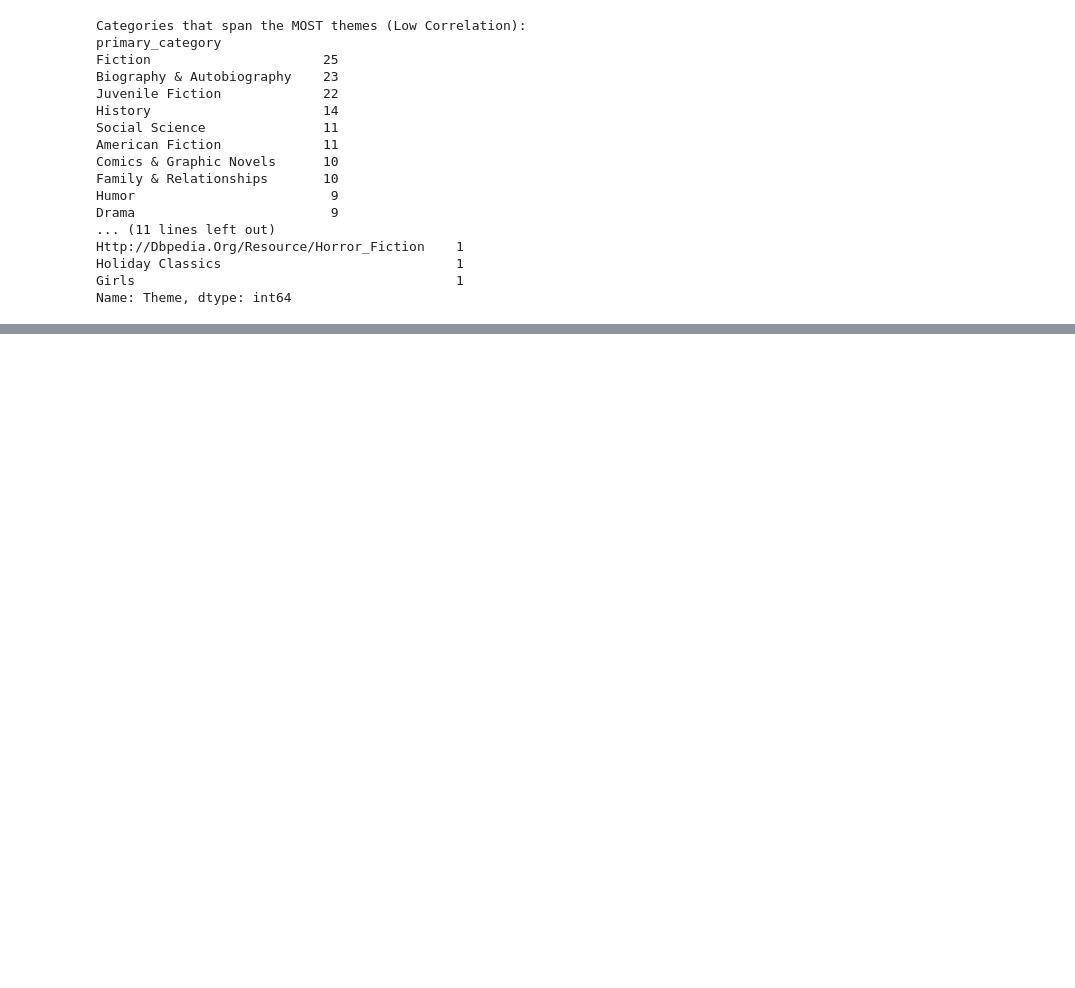
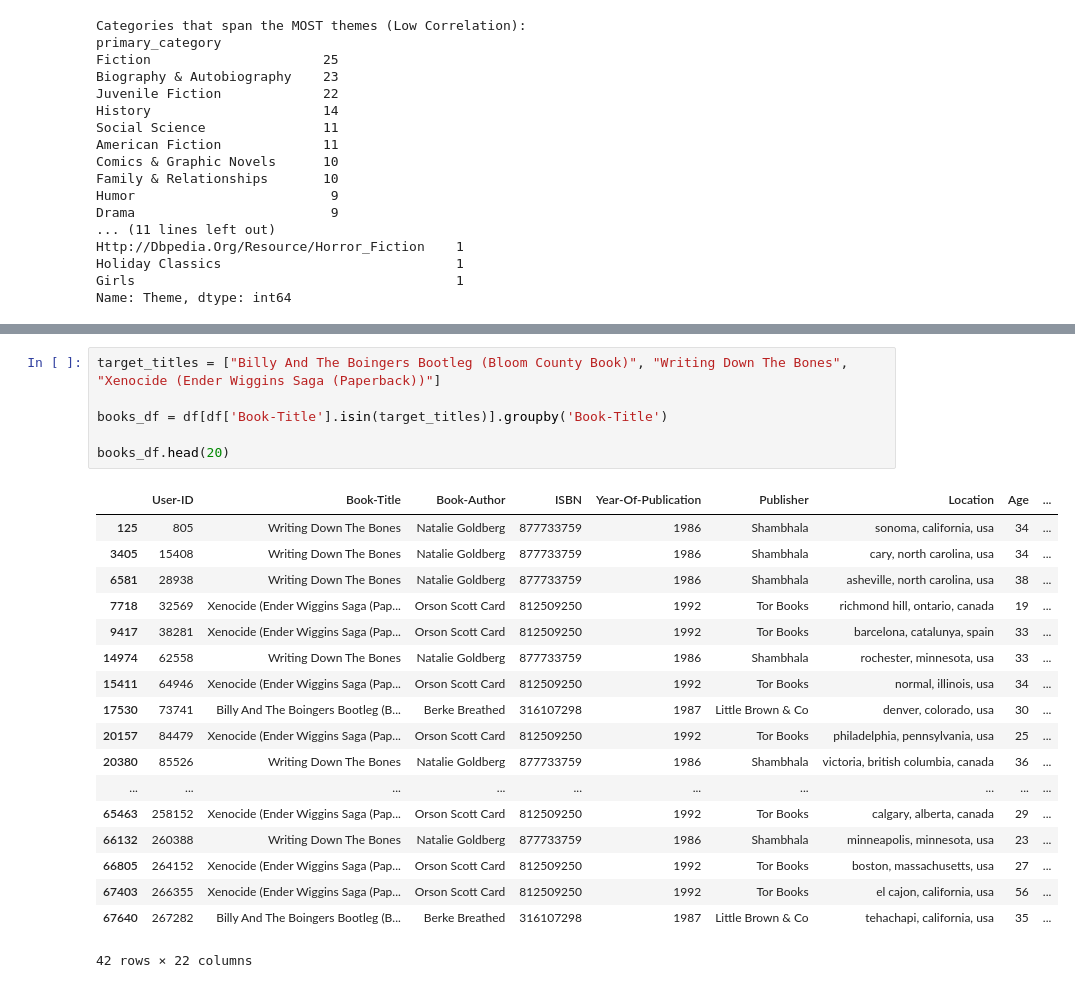
Before and after one commit to cherylrosenberg/di-book-recommendation, a Jupyter notebook: data_cleansing/data_analysis.ipynb, the cells around one changed output, grey strips where cells are left out. Cells and saved outputs as stored; diff of their text form; blank space fills up the shorter version.

```diff
--- a/data_cleansing/data_analysis.ipynb
+++ b/data_cleansing/data_analysis.ipynb
@@ -353,0 +363,25 @@ Name: Theme, dtype: int64
+# %%
+target_titles = ["Billy And The Boingers Bootleg (Bloom County Book)", "Writing Down The Bones", "Xenocide (Ender Wiggins Saga (Paperback))"]
+
+books_df = df[df['Book-Title'].isin(target_titles)].groupby('Book-Title')
+
+books_df.head(20)
+# %% [output]
+|  | User-ID | Book-Title | Book-Author | ISBN | Year-Of-Publication | Publisher | Location | Age | ... |
+| 125 | 805 | Writing Down The Bones | Natalie Goldberg | 877733759 | 1986 | Shambhala | sonoma, california, usa | 34 | ... |
+| 3405 | 15408 | Writing Down The Bones | Natalie Goldberg | 877733759 | 1986 | Shambhala | cary, north carolina, usa | 34 | ... |
+| 6581 | 28938 | Writing Down The Bones | Natalie Goldberg | 877733759 | 1986 | Shambhala | asheville, north carolina, usa | 38 | ... |
+| 7718 | 32569 | Xenocide (Ender Wiggins Saga (Pap... | Orson Scott Card | 812509250 | 1992 | Tor Books | richmond hill, ontario, canada | 19 | ... |
+| 9417 | 38281 | Xenocide (Ender Wiggins Saga (Pap... | Orson Scott Card | 812509250 | 1992 | Tor Books | barcelona, catalunya, spain | 33 | ... |
+| 14974 | 62558 | Writing Down The Bones | Natalie Goldberg | 877733759 | 1986 | Shambhala | rochester, minnesota, usa | 33 | ... |
+| 15411 | 64946 | Xenocide (Ender Wiggins Saga (Pap... | Orson Scott Card | 812509250 | 1992 | Tor Books | normal, illinois, usa | 34 | ... |
+| 17530 | 73741 | Billy And The Boingers Bootleg (B... | Berke Breathed | 316107298 | 1987 | Little Brown & Co | denver, colorado, usa | 30 | ... |
+| 20157 | 84479 | Xenocide (Ender Wiggins Saga (Pap... | Orson Scott Card | 812509250 | 1992 | Tor Books | philadelphia, pennsylvania, usa | 25 | ... |
+| 20380 | 85526 | Writing Down The Bones | Natalie Goldberg | 877733759 | 1986 | Shambhala | victoria, british columbia, canada | 36 | ... |
+| ... | ... | ... | ... | ... | ... | ... | ... | ... | ... |
+| 65463 | 258152 | Xenocide (Ender Wiggins Saga (Pap... | Orson Scott Card | 812509250 | 1992 | Tor Books | calgary, alberta, canada | 29 | ... |
+| 66132 | 260388 | Writing Down The Bones | Natalie Goldberg | 877733759 | 1986 | Shambhala | minneapolis, minnesota, usa | 23 | ... |
+| 66805 | 264152 | Xenocide (Ender Wiggins Saga (Pap... | Orson Scott Card | 812509250 | 1992 | Tor Books | boston, massachusetts, usa | 27 | ... |
+| 67403 | 266355 | Xenocide (Ender Wiggins Saga (Pap... | Orson Scott Card | 812509250 | 1992 | Tor Books | el cajon, california, usa | 56 | ... |
+| 67640 | 267282 | Billy And The Boingers Bootleg (B... | Berke Breathed | 316107298 | 1987 | Little Brown & Co | tehachapi, california, usa | 35 | ... |
+42 rows × 22 columns
```
Also changed, not shown: parts of 8 cells of this notebook, 3 other files.
